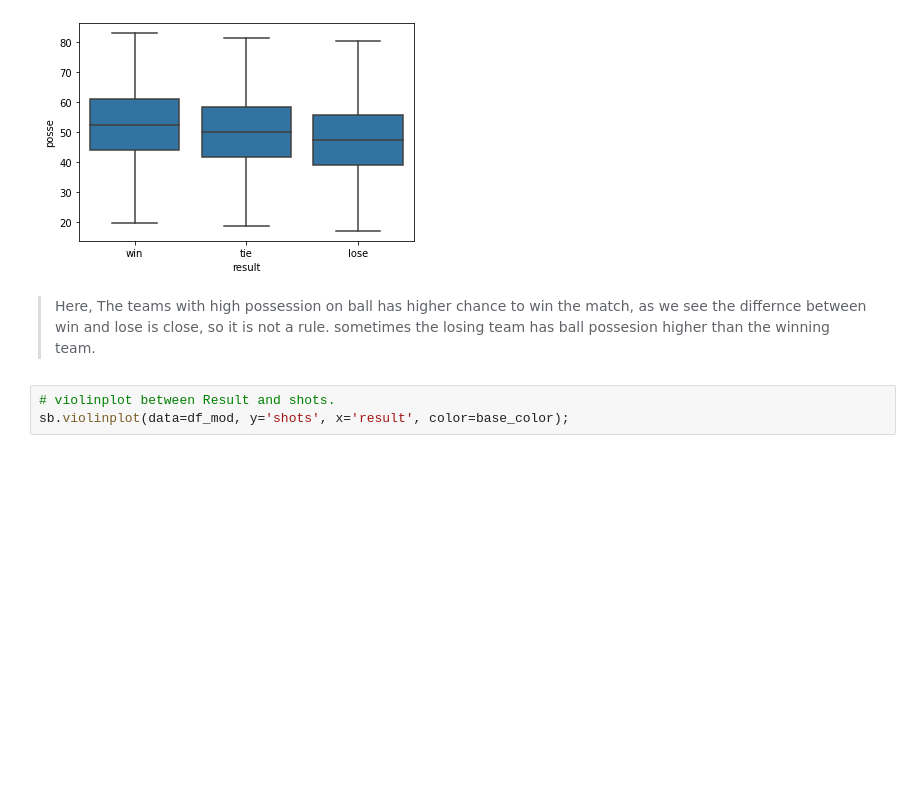
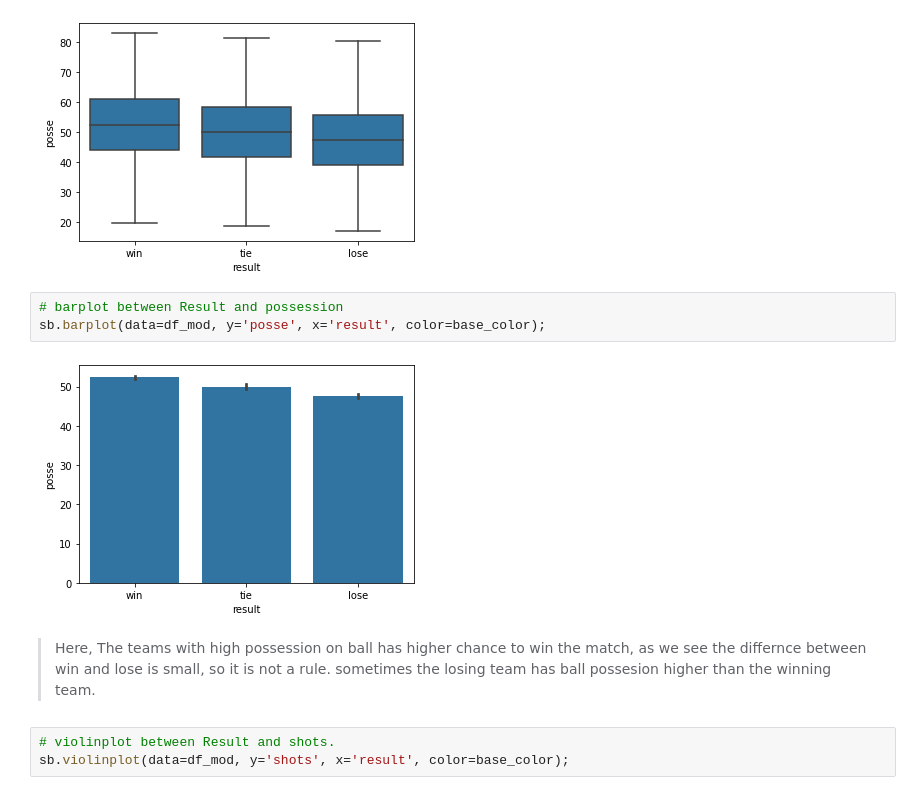
Before and after one commit to Onsymers/Premier-League-Data-Analysis, a Jupyter notebook: Data_exploration.ipynb, the cells around one changed output. Saved outputs shown, nothing was run; the diff lists cells and outputs as text; blank space fills up the shorter version.

```diff
--- a/Data_exploration.ipynb
+++ b/Data_exploration.ipynb
@@ -348,8 +348,13 @@ plt.show();
 sb.boxplot(data=df_mod, y='posse', x='result', color=base_color);
 # %% [output]
 [figure]
+# %%
+# barplot between Result and possession
+sb.barplot(data=df_mod, y='posse', x='result', color=base_color);
+# %% [output]
+[figure, added]
 # %% [markdown]
-> Here, The teams with high possession on ball has higher chance to win the match, as we see the differnce between win and lose is close, so it is not a rule. sometimes the losing team has ball possesion higher than the winning team.
+> Here, The teams with high possession on ball has higher chance to win the match, as we see the differnce between win and lose is small, so it is not a rule. sometimes the losing team has ball possesion higher than the winning team.
 # %%
 # violinplot between Result and shots.
 sb.violinplot(data=df_mod, y='shots', x='result', color=base_color);
```
Also changed, not shown: parts of 10 cells of this notebook, 4 other files.
